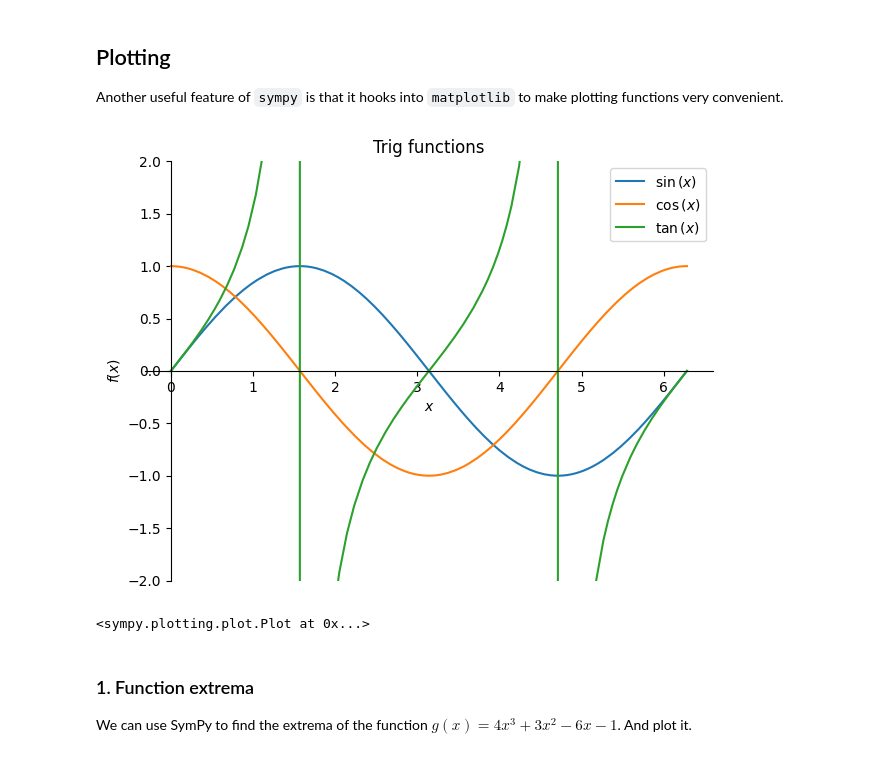
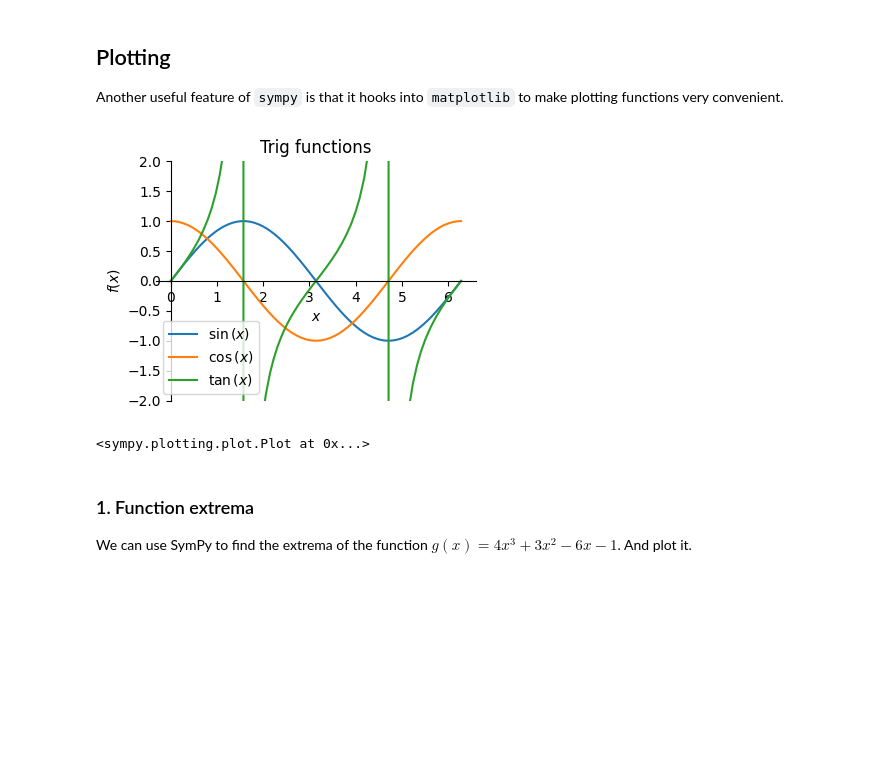
Before and after one commit to andrewbahsoun/SymPy_Overview, a Jupyter notebook: SymPy_Overview.ipynb, the cells around one changed output. Drawn from its saved outputs; the diff is of its cells as text; code cells hidden in the pictures; blank space fills up the shorter version.

```diff
--- a/SymPy_Overview.ipynb
+++ b/SymPy_Overview.ipynb
@@ -138,9 +138,10 @@ $\displaystyle 1 + x + \frac{x^{2}}{2} + \frac{x^{3}}{6} + O\left(x^{4}\right)$
 
 Another useful feature of `sympy` is that it hooks into `matplotlib` to make plotting functions very convenient.
 # %%
-sp.plot(sp.sin(x), sp.cos(x), sp.tan(x), (x, 0, 2*sp.pi), title="Trig functions", legend=True, ylim=(-2, 2))
+import sympy as sp
+sp.plot(sp.sin(x), sp.cos(x), sp.tan(x), (x, 0, 2*sp.pi), title="Trig functions", legend=True, ylim=(-2, 2), size=(4, 3))
 # %% [output]
-[figure, old version]
+[figure, new version]
 <sympy.plotting.plot.Plot at 0x...>
 # %% [markdown]
 ### 1. Function extrema
```
Also changed, not shown: parts of 9 cells of this notebook.
